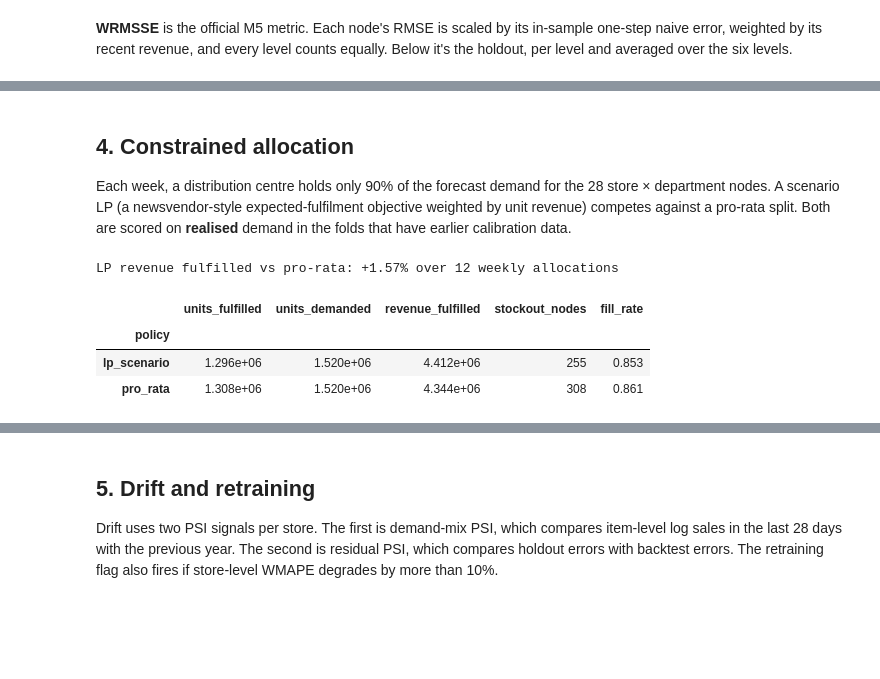
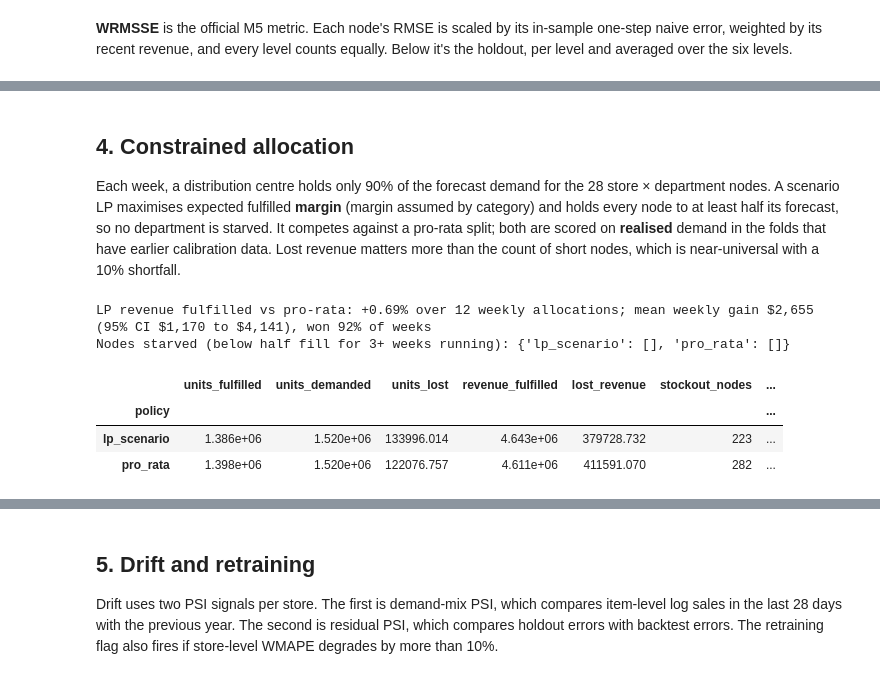
Before and after one commit to advaithvemurisai/demand-forecast-platform, a Jupyter notebook: notebooks/walkthrough.ipynb, the cells around one changed output, grey strips where cells are left out. Drawn from its saved outputs; the diff is of its cells as text; code cells hidden in the pictures; blank space fills up the shorter version.

```diff
--- a/notebooks/walkthrough.ipynb
+++ b/notebooks/walkthrough.ipynb
@@ -176,20 +179,24 @@ plt.show()
 # %% [markdown]
 ## 4. Constrained allocation
 
-Each week, a distribution centre holds only 90% of the forecast demand for the 28 store × department nodes. A scenario LP (a newsvendor-style expected-fulfilment objective weighted by unit revenue) competes against a pro-rata split. Both are scored on **realised** demand in the folds that have earlier calibration data.
+Each week, a distribution centre holds only 90% of the forecast demand for the 28 store × department nodes. A scenario LP maximises expected fulfilled **margin** (margin assumed by category) and holds every node to at least half its forecast, so no department is starved. It competes against a pro-rata split; both are scored on **realised** demand in the folds that have earlier calibration data. Lost revenue matters more than the count of short nodes, which is near-universal with a 10% shortfall.
 # %%
 alloc = read("allocation_backtest")
-by_policy = alloc.groupby("policy")[["units_fulfilled", "units_demanded", "revenue_fulfilled", "stockout_nodes"]].sum()
+by_policy = alloc.groupby("policy")[["units_fulfilled", "units_demanded", "units_lost", "revenue_fulfilled", "lost_revenue", "stockout_nodes"]].sum()
 by_policy["fill_rate"] = by_policy["units_fulfilled"] / by_policy["units_demanded"]
 uplift = by_policy.loc["lp_scenario", "revenue_fulfilled"] / by_policy.loc["pro_rata", "revenue_fulfilled"] - 1
-print(f"LP revenue fulfilled vs pro-rata: {uplift:+.2%} over {alloc[['fold', 'week']].drop_duplicates().shape[0]} weekly allocations")
+ci = summary["allocation_vs_pro_rata_ci"]["revenue_fulfilled"]
+print(f"LP revenue fulfilled vs pro-rata: {uplift:+.2%} over {alloc[['fold', 'week']].drop_duplicates().shape[0]} weekly allocations; "
+      f"mean weekly gain ${ci['mean']:,.0f} (95% CI ${ci['lower']:,.0f} to ${ci['upper']:,.0f}), won {ci['wins']:.0%} of weeks")
+print("Nodes starved (below half fill for 3+ weeks running):", summary["allocation_fairness"])
 by_policy
 # %% [output]
-LP revenue fulfilled vs pro-rata: +1.57% over 12 weekly allocations
+LP revenue fulfilled vs pro-rata: +0.69% over 12 weekly allocations; mean weekly gain $2,655 (95% CI $1,170 to $4,141), won 92% of weeks
+Nodes starved (below half fill for 3+ weeks running): {'lp_scenario': [], 'pro_rata': []}
-|  | units_fulfilled | units_demanded | revenue_fulfilled | stockout_nodes | fill_rate |
-| policy |  |  |  |  |  |
-| lp_scenario | 1.296e+06 | 1.520e+06 | 4.412e+06 | 255 | 0.853 |
-| pro_rata | 1.308e+06 | 1.520e+06 | 4.344e+06 | 308 | 0.861 |
+|  | units_fulfilled | units_demanded | units_lost | revenue_fulfilled | lost_revenue | stockout_nodes | ... |
+| policy |  |  |  |  |  |  | ... |
+| lp_scenario | 1.386e+06 | 1.520e+06 | 133996.014 | 4.643e+06 | 379728.732 | 223 | ... |
+| pro_rata | 1.398e+06 | 1.520e+06 | 122076.757 | 4.611e+06 | 411591.070 | 282 | ... |
 # %%
 read("allocation")[["dept_id", "store_id", "forecast", "allocated_quantity", "pro_rata_quantity", "stockout_risk", "safety_stock"]].sort_values(["store_id", "dept_id"]).head(14)
 # %% [output]
```
Also changed, not shown: parts of 20 cells of this notebook, 9 other files.
